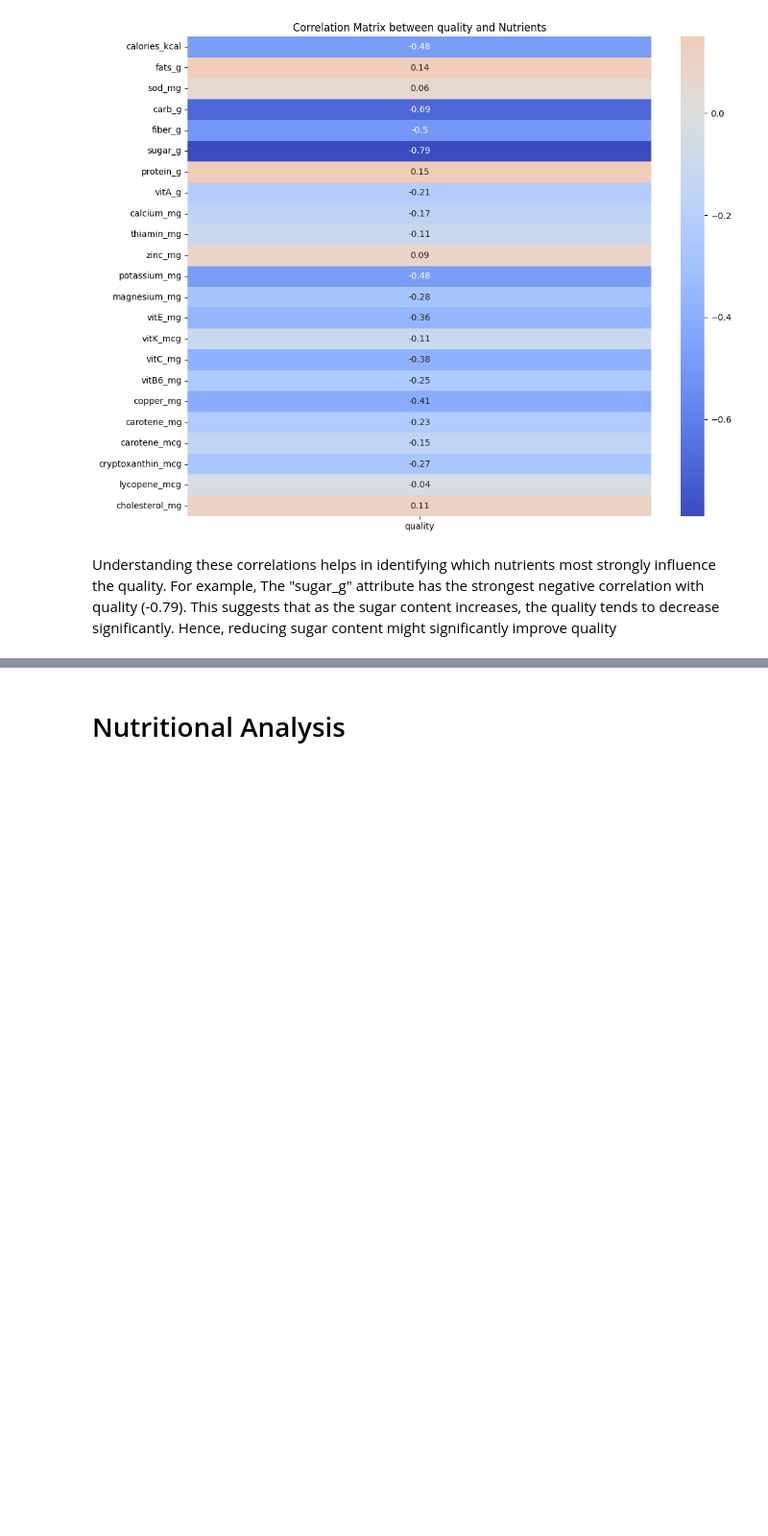
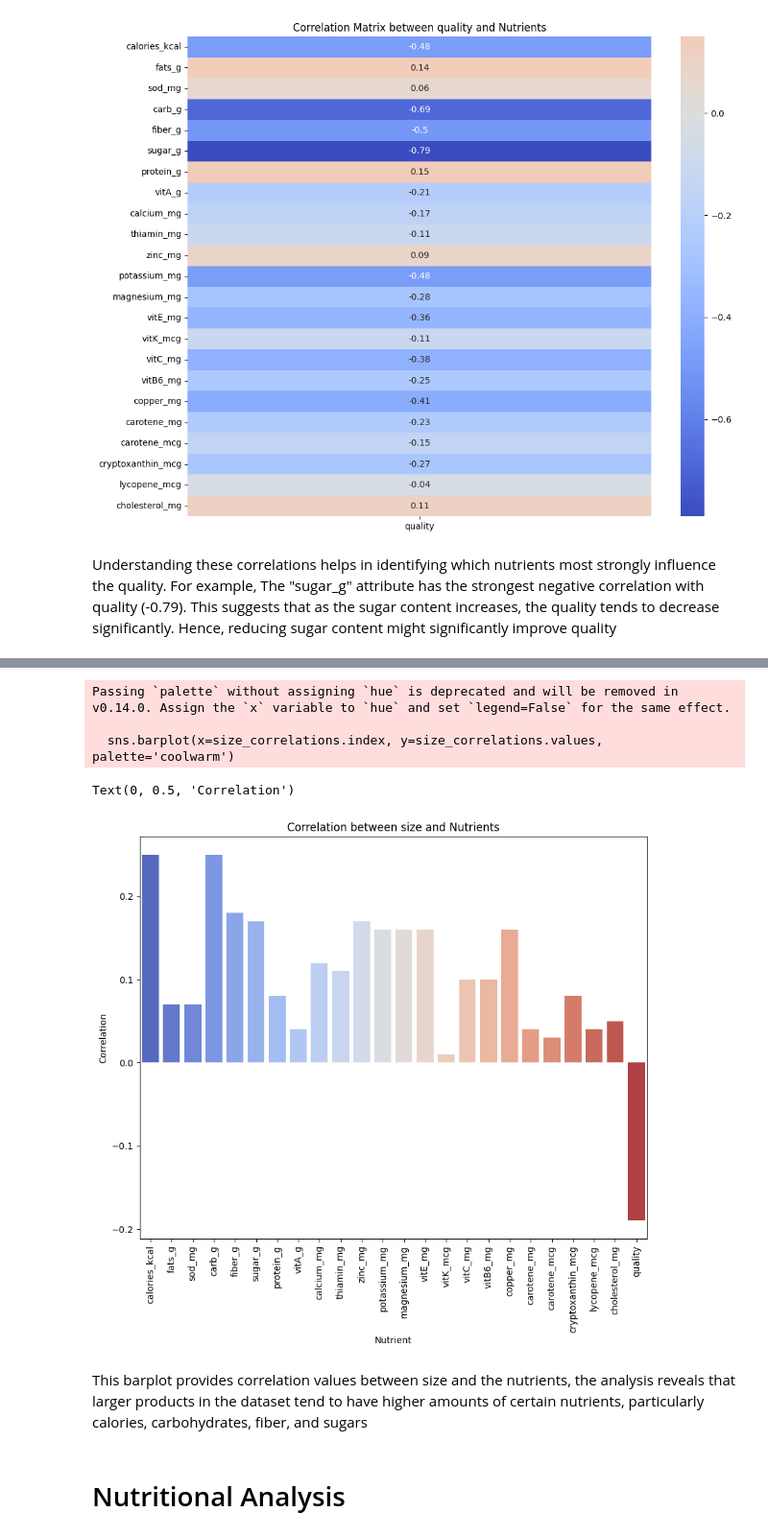
Before and after one commit to tanuverma25/NutritionalValueAnalysis, a Jupyter notebook: food_Ingredients.ipynb, the cells around one changed output, grey strips where cells are left out. Shown at 96% size. Drawn from its saved outputs; the diff is of its cells as text; code cells hidden in the pictures; blank space fills up the shorter version.

```diff
--- a/food_Ingredients.ipynb
+++ b/food_Ingredients.ipynb
@@ -213,3 +212,7 @@ plt.show()
 # %% [markdown]
 Understanding these correlations helps in identifying which nutrients most strongly influence the quality. For example,
 The "sugar_g" attribute has the strongest negative correlation with quality (-0.79). This suggests that as the sugar content increases, the quality tends to decrease significantly. Hence, reducing sugar content might significantly improve quality
+# %%
+correlation_matrix = df_cleaned[['size'] + nutrients_values].corr().round(2)
+size_correlations = correlation_matrix['size'].drop('size')
+print(size_correlations)
@@ -216,3 +237,18 @@ The "sugar_g" attribute has the strongest negative correlation with quality (-0.
+# %%
+plt.figure(figsize=(10,8))
+sns.barplot(x=size_correlations.index, y=size_correlations.values, palette='coolwarm')
+plt.xticks(rotation=90)
+plt.title('Correlation between size and Nutrients')
+plt.xlabel('Nutrient')
+plt.ylabel('Correlation')
+# %% [output]
+Passing `palette` without assigning `hue` is deprecated and will be removed in v0.14.0. Assign the `x` variable to `hue` and set `legend=False` for the same effect.
+
+  sns.barplot(x=size_correlations.index, y=size_correlations.values, palette='coolwarm')
+Text(0, 0.5, 'Correlation')
+[figure, added]
+# %% [markdown]
+ This barplot provides correlation values between size and the nutrients, the analysis reveals that larger products in the dataset tend to have higher amounts of certain nutrients, particularly calories, carbohydrates, fiber, and sugars
 # %% [markdown]
 # Nutritional Analysis
 # %%
```
Also changed, not shown: parts of 2 cells of this notebook.
